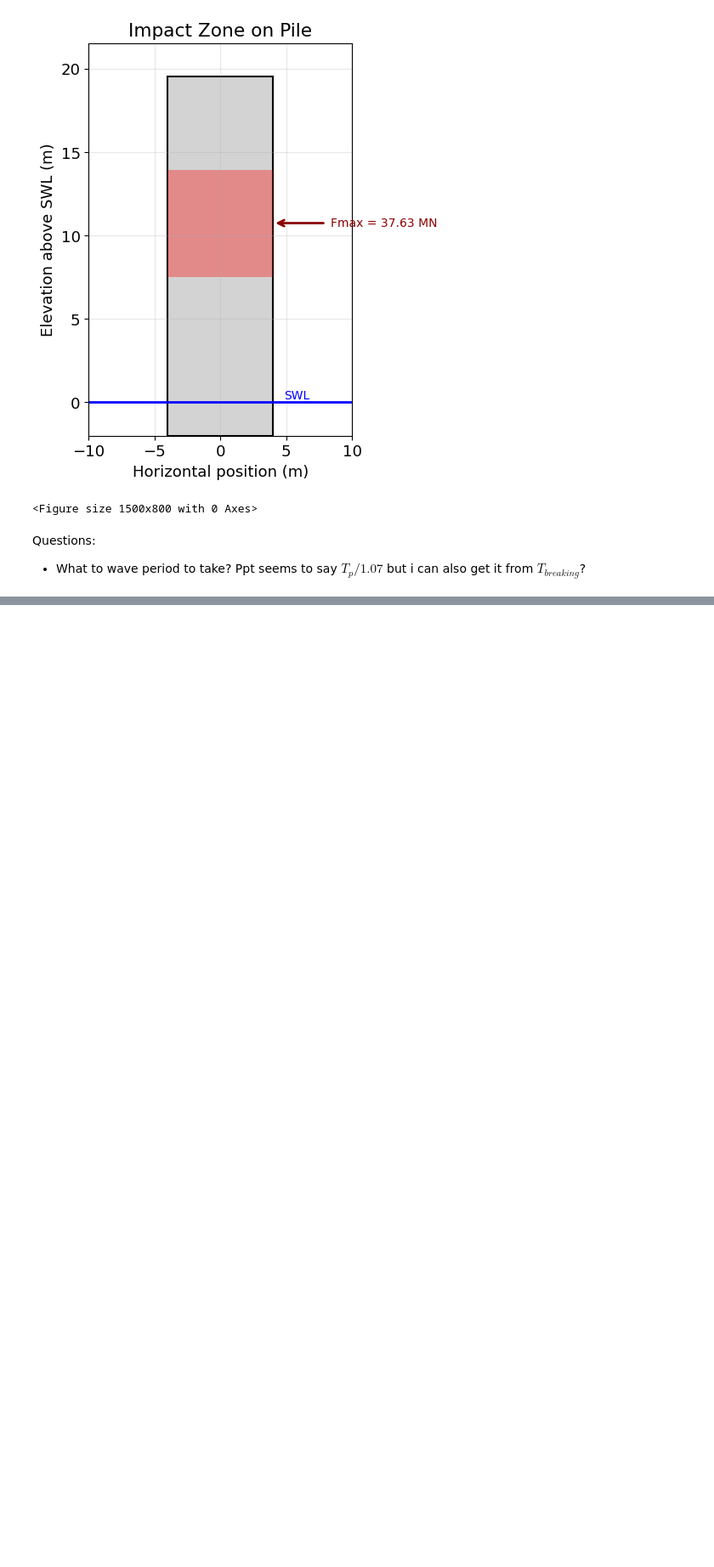
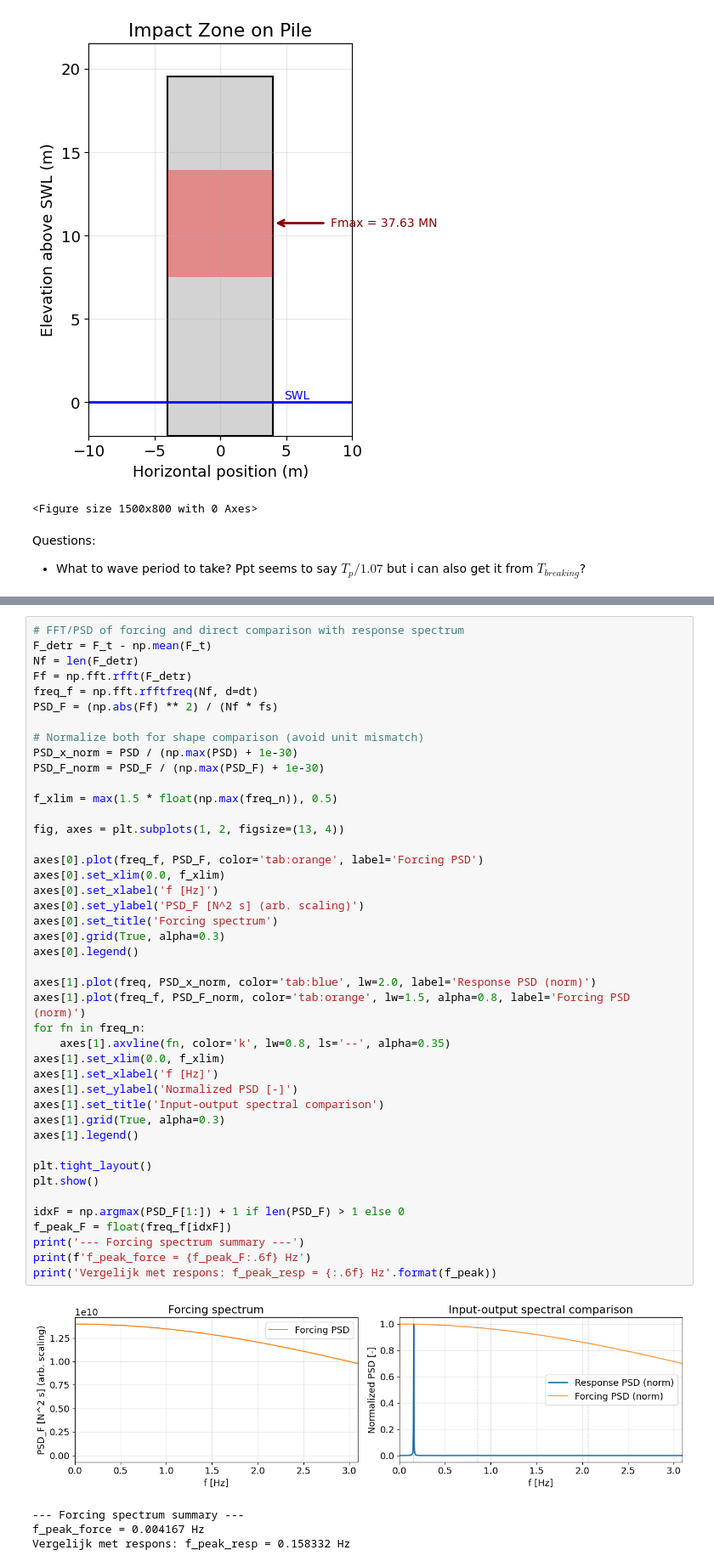
Before and after one commit to JulianEngel1999/FSI_Assignment_2, a Jupyter notebook: impulsive_wave_breaking.ipynb, the cells around one changed output, grey strips where cells are left out. Shown at 85% size. Drawn from its saved outputs; the diff is of its cells as text; blank space fills up the shorter version.

```diff
--- a/impulsive_wave_breaking.ipynb
+++ b/impulsive_wave_breaking.ipynb
@@ -349,0 +662,48 @@ Questions:
+# %%
+# FFT/PSD of forcing and direct comparison with response spectrum
+F_detr = F_t - np.mean(F_t)
+Nf = len(F_detr)
+Ff = np.fft.rfft(F_detr)
+freq_f = np.fft.rfftfreq(Nf, d=dt)
+PSD_F = (np.abs(Ff) ** 2) / (Nf * fs)
+
+# Normalize both for shape comparison (avoid unit mismatch)
+PSD_x_norm = PSD / (np.max(PSD) + 1e-30)
+PSD_F_norm = PSD_F / (np.max(PSD_F) + 1e-30)
+
+f_xlim = max(1.5 * float(np.max(freq_n)), 0.5)
+
+fig, axes = plt.subplots(1, 2, figsize=(13, 4))
+
+axes[0].plot(freq_f, PSD_F, color='tab:orange', label='Forcing PSD')
+axes[0].set_xlim(0.0, f_xlim)
+axes[0].set_xlabel('f [Hz]')
+axes[0].set_ylabel('PSD_F [N^2 s] (arb. scaling)')
+axes[0].set_title('Forcing spectrum')
+axes[0].grid(True, alpha=0.3)
+axes[0].legend()
+
+axes[1].plot(freq, PSD_x_norm, color='tab:blue', lw=2.0, label='Response PSD (norm)')
+axes[1].plot(freq_f, PSD_F_norm, color='tab:orange', lw=1.5, alpha=0.8, label='Forcing PSD (norm)')
+for fn in freq_n:
+    axes[1].axvline(fn, color='k', lw=0.8, ls='--', alpha=0.35)
+axes[1].set_xlim(0.0, f_xlim)
+axes[1].set_xlabel('f [Hz]')
+axes[1].set_ylabel('Normalized PSD [-]')
+axes[1].set_title('Input-output spectral comparison')
+axes[1].grid(True, alpha=0.3)
+axes[1].legend()
+
+plt.tight_layout()
+plt.show()
+
+idxF = np.argmax(PSD_F[1:]) + 1 if len(PSD_F) > 1 else 0
+f_peak_F = float(freq_f[idxF])
+print('--- Forcing spectrum summary ---')
+print(f'f_peak_force = {f_peak_F:.6f} Hz')
+print('Vergelijk met respons: f_peak_resp = {:.6f} Hz'.format(f_peak))
+# %% [output]
+[figure, added]
+--- Forcing spectrum summary ---
+f_peak_force = 0.004167 Hz
+Vergelijk met respons: f_peak_resp = 0.158332 Hz
```
Also changed, not shown: parts of 7 cells of this notebook, 2 other files.
